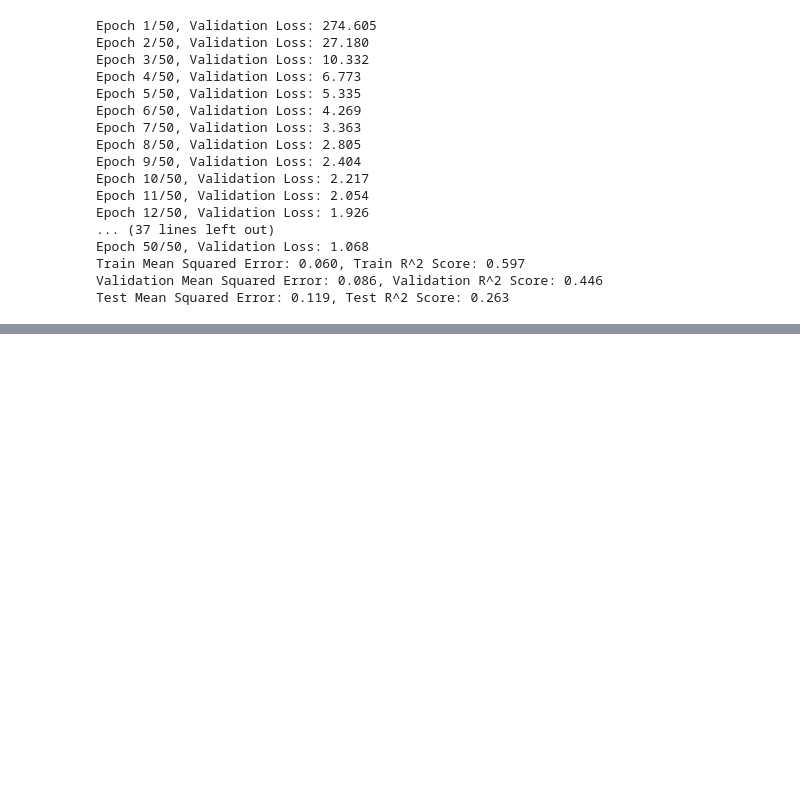
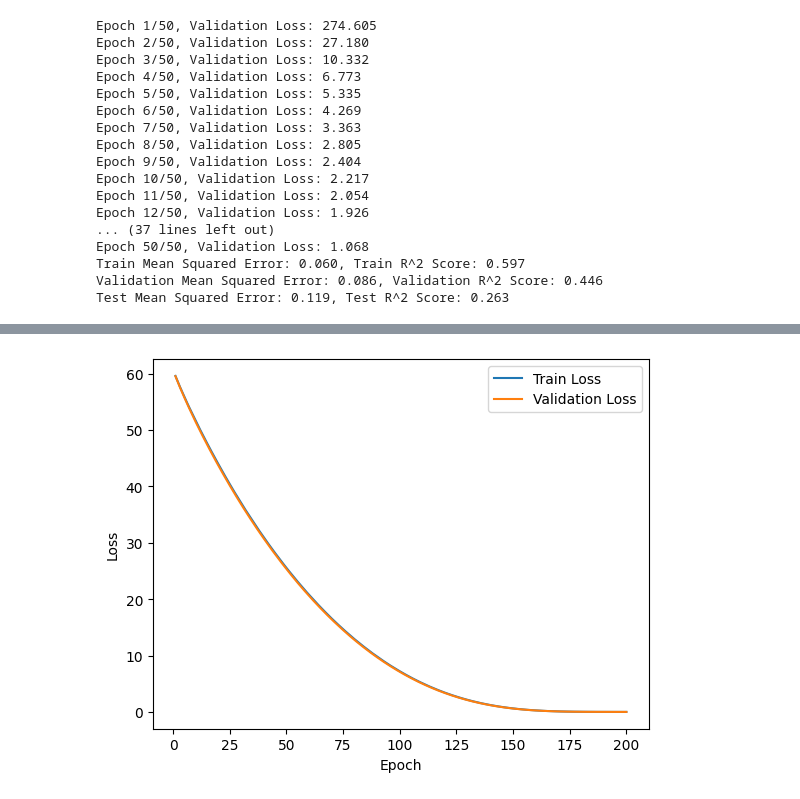
Before and after one commit to duongtruongbinh/IntroDS_FinalProject, a Jupyter notebook: src/Data_Modelling.ipynb, the cells around one changed output, grey strips where cells are left out. Saved outputs shown, nothing was run; the diff lists cells and outputs as text; code cells hidden in the pictures; blank space fills up the shorter version.

```diff
--- a/src/Data_Modelling.ipynb
+++ b/src/Data_Modelling.ipynb
@@ -230,3 +230,7 @@ Epoch 50/50, Validation Loss: 1.068
 Train Mean Squared Error: 0.060, Train R^2 Score: 0.597
 Validation Mean Squared Error: 0.086, Validation R^2 Score: 0.446
 Test Mean Squared Error: 0.119, Test R^2 Score: 0.263
+# %%
+manga_df= pd.read_csv('../data/processed_comic.csv')
+test_manga_df = manga_df.iloc[:,1:9]
+test_manga_df
@@ -232,0 +260,87 @@ Test Mean Squared Error: 0.119, Test R^2 Score: 0.263
+# %%
+X_train, X_test, y_train, y_test = train_test_split(test_manga_df.drop('Score', axis=1), test_manga_df['Score'], test_size=0.2, random_state=42)
+X_train, X_val, y_train, y_val = train_test_split(X_train, y_train, test_size=0.25, random_state=42)
+print(len(X_train), len(X_test), len(X_val))
+# Standardize the data
+scaler = StandardScaler()
+X_train_scaled = scaler.fit_transform(X_train)
+X_val_scaled = scaler.transform(X_val)
+X_test_scaled = scaler.transform(X_test)
+
+# Convert data to PyTorch tensors and create DataLoader
+X_train_tensor = torch.tensor(X_train_scaled, dtype=torch.float32)
+y_train_tensor = torch.tensor(y_train.values, dtype=torch.float32).view(-1, 1)
+X_val_tensor = torch.tensor(X_val_scaled, dtype=torch.float32)
+y_val_tensor = torch.tensor(y_val.values, dtype=torch.float32).view(-1, 1)
+X_test_tensor = torch.tensor(X_test_scaled, dtype=torch.float32)
+y_test_tensor = torch.tensor(y_test.values, dtype=torch.float32).view(-1, 1)
+
+train_dataset = TensorDataset(X_train_tensor, y_train_tensor)
+train_loader = DataLoader(train_dataset, batch_size=64, shuffle=True)
+
+# Define your linear regression model
+class LinearRegressionModel(nn.Module):
+    def __init__(self, input_size):
+        super(LinearRegressionModel, self).__init__()
+        self.linear = nn.Linear(input_size, 1)
+
+    def forward(self, x):
+        return self.linear(x)
+
+# Initialize model, loss function, optimizer
+model = LinearRegressionModel(input_size=X_train.shape[1])
+criterion = nn.MSELoss()
+
+# Choose your optimizer and learning rate
+optimizer = optim.Adam(model.parameters(), lr=0.001)
+
+# Training loop
+num_epochs = 200
+train_losses = []
+val_losses = []
+best_model = None
+best_val_loss = float('inf')
+
+for epoch in range(num_epochs):
+    model.train()
+    total_loss = 0.0
+
+    for batch_X, batch_y in train_loader:
+        optimizer.zero_grad()
+        outputs = model(batch_X)
+        loss = criterion(outputs, batch_y)
+        loss.backward()
+        optimizer.step()
+        total_loss += loss.item()
+
+    average_loss = total_loss / len(train_loader)
+    train_losses.append(average_loss)
+
+    # Validation
+    model.eval()
+    with torch.no_grad():
+        val_outputs = model(X_val_tensor)
+        val_loss = criterion(val_outputs, y_val_tensor)
+        val_losses.append(val_loss.item())
+
+    print(f'Epoch {epoch+1}/{num_epochs} - Train Loss: {average_loss}, Validation Loss: {val_loss.item()}')
+    if val_loss < best_val_loss:
+        best_val_loss = val_loss
+        best_model = model.state_dict()
+# Plot the training and validation losses over epochs
+plt.plot(range(1, num_epochs+1), train_losses, label='Train Loss')
+plt.plot(range(1, num_epochs+1), val_losses, label='Validation Loss')
+plt.xlabel('Epoch')
+plt.ylabel('Loss')
+plt.legend()
+plt.show()
+
+model.load_state_dict(best_model)
+# Test the model on the test set
+model.eval()
+with torch.no_grad():
+    test_outputs = model(X_test_tensor)
+    test_mse = mean_squared_error(y_test, test_outputs.numpy())
+    test_r2 = r2_score(y_test, test_outputs.numpy())
+print(f'Mean Squared Error on Test Set: {test_mse}, {test_r2}')
+# %% [output]
@@ -232,0 +364 @@ Test Mean Squared Error: 0.119, Test R^2 Score: 0.263
+[figure, added]
```
Also changed, not shown: parts of 4 cells of this notebook, 1 other file.
